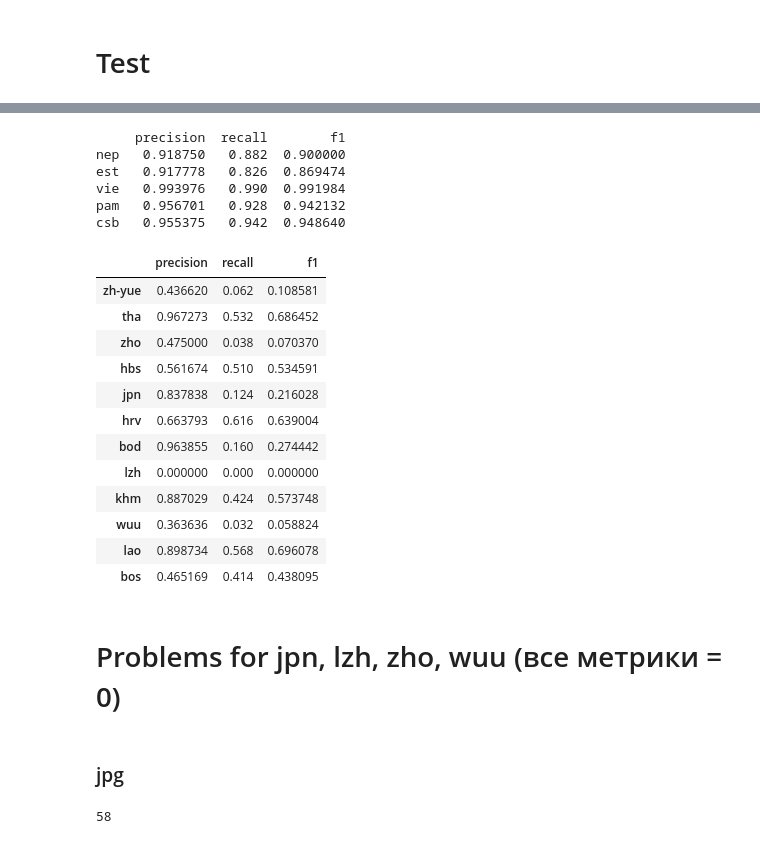
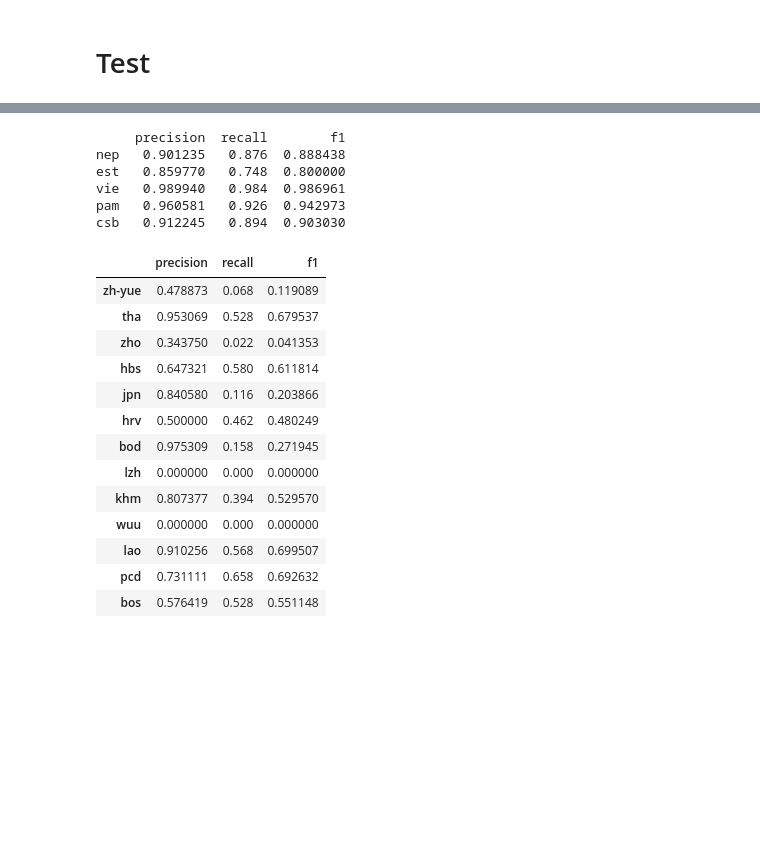
Before and after one commit to tsimafeip/nn-hackathon, a Jupyter notebook: LangDetector.ipynb, the cells around one changed output, grey strips where cells are left out. Cells and saved outputs as stored; diff of their text form; code cells hidden in the pictures; blank space fills up the shorter version.

Commit message:
Interim. TODO: +merge labels and metrics table

```diff
--- a/LangDetector.ipynb
+++ b/LangDetector.ipynb
@@ -377,37 +395,37 @@ language:  srp precision:  0.9411765 recall:  0.896 f1:  0.9180327
 language:  nld precision:  0.89117044 recall:  0.868 f1:  0.87943256
 language:  kor precision:  0.9979592 recall:  0.978 f1:  0.98787874
 # %%
-metrics = pd.DataFrame(
+raw_metrics = pd.DataFrame(
     {'precision': ps,
      'recall': rs,
      'f1': fs
     })
 # %%
-metrics = metrics.rename(class_to_language, axis='index')
+metrics = raw_metrics.rename(class_to_language, axis='index')
 # %%
 print(metrics.head())
 # %% [output]
      precision  recall        f1
-nep   0.918750   0.882  0.900000
-est   0.917778   0.826  0.869474
-vie   0.993976   0.990  0.991984
-pam   0.956701   0.928  0.942132
-csb   0.955375   0.942  0.948640
+nep   0.901235   0.876  0.888438
+est   0.859770   0.748  0.800000
+vie   0.989940   0.984  0.986961
+pam   0.960581   0.926  0.942973
+csb   0.912245   0.894  0.903030
 # %%
-metrics[metrics.f1 < 0.7]
+bad_quality_metrics = metrics[metrics.f1 < 0.7]
+bad_quality_metrics
 # %% [output]
 |  | precision | recall | f1 |
-| zh-yue | 0.436620 | 0.062 | 0.108581 |
-| tha | 0.967273 | 0.532 | 0.686452 |
-| zho | 0.475000 | 0.038 | 0.070370 |
-| hbs | 0.561674 | 0.510 | 0.534591 |
-| jpn | 0.837838 | 0.124 | 0.216028 |
-| hrv | 0.663793 | 0.616 | 0.639004 |
-| bod | 0.963855 | 0.160 | 0.274442 |
+| zh-yue | 0.478873 | 0.068 | 0.119089 |
+| tha | 0.953069 | 0.528 | 0.679537 |
+| zho | 0.343750 | 0.022 | 0.041353 |
+| hbs | 0.647321 | 0.580 | 0.611814 |
+| jpn | 0.840580 | 0.116 | 0.203866 |
+| hrv | 0.500000 | 0.462 | 0.480249 |
+| bod | 0.975309 | 0.158 | 0.271945 |
 | lzh | 0.000000 | 0.000 | 0.000000 |
-| khm | 0.887029 | 0.424 | 0.573748 |
-| wuu | 0.363636 | 0.032 | 0.058824 |
-| lao | 0.898734 | 0.568 | 0.696078 |
-| bos | 0.465169 | 0.414 | 0.438095 |
+| khm | 0.807377 | 0.394 | 0.529570 |
+| wuu | 0.000000 | 0.000 | 0.000000 |
+| lao | 0.910256 | 0.568 | 0.699507 |
+| pcd | 0.731111 | 0.658 | 0.692632 |
+| bos | 0.576419 | 0.528 | 0.551148 |
-# %% [markdown]
-# Problems for jpn, lzh, zho, wuu (все метрики = 0)
@@ -416,6 +431,0 @@ x_train['sc'] = y_train
-# %% [markdown]
-### jpg
-# %%
-language_to_class['jpn']
-# %% [output]
-58
```
Also changed, not shown: parts of 65 cells of this notebook.
